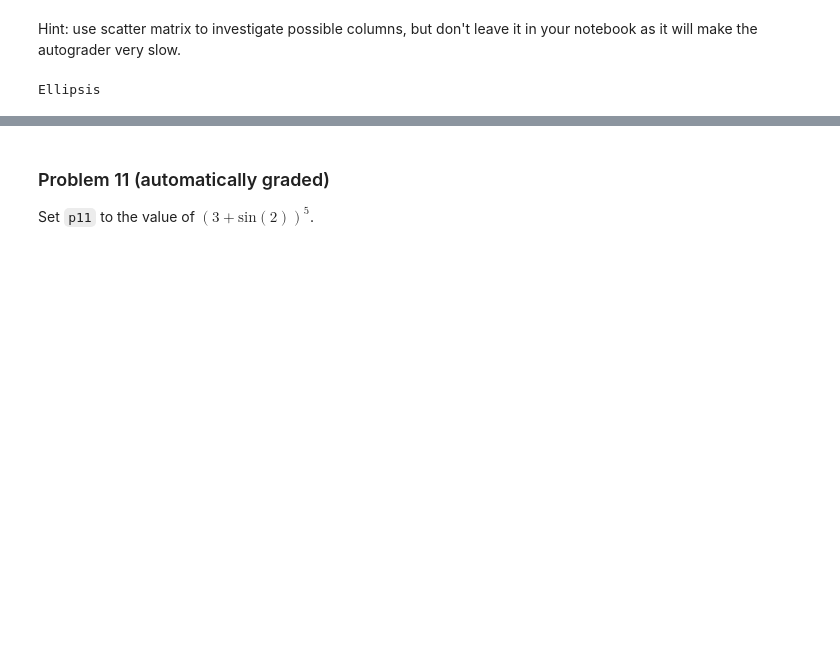
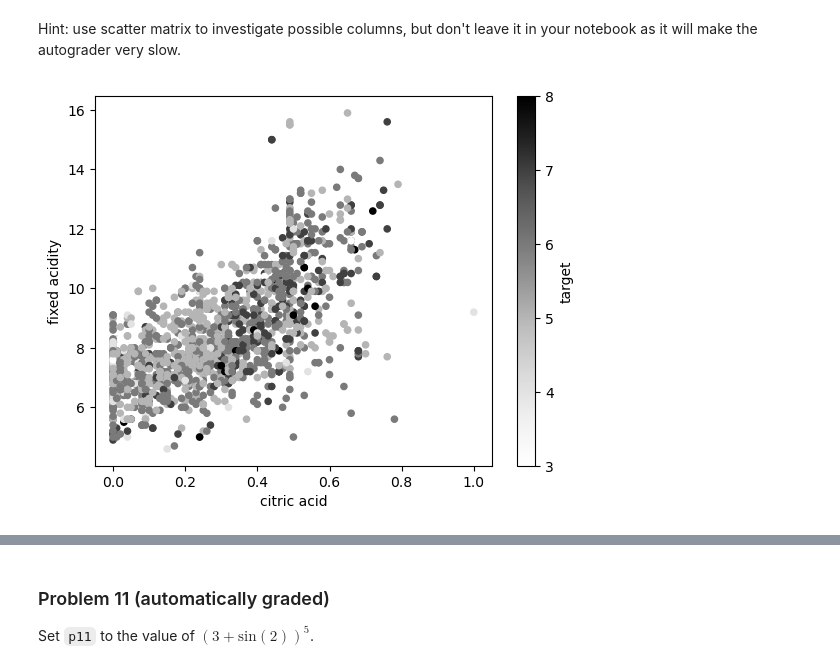
Before and after one commit to calebhadley1/dx602-homework-10, a Jupyter notebook: homework.ipynb, the cells around one changed output, grey strips where cells are left out. Saved outputs shown, nothing was run; the diff lists cells and outputs as text; code cells hidden in the pictures; blank space fills up the shorter version.

```diff
--- a/homework.ipynb
+++ b/homework.ipynb
@@ -184,12 +197,17 @@ Pick a pair of input columns in the red wine data set that looks interesting whe
 By interesting, the target values (colors) should be visibly different for some combination of your chosen input columns.
 # %% [markdown]
 Hint: use scatter matrix to investigate possible columns, but don't leave it in your notebook as it will make the autograder very slow.
-# %%
-# YOUR CHANGES HERE
-
-...
-# %% [output]
-Ellipsis
+# %%
+# YOUR CHANGES HERE
+
+# Commenting for autograder
+# pd.plotting.scatter_matrix(red_wine, alpha=.02)
+
+# Check out matrix, find some interesting shapes
+red_wine.plot.scatter("citric acid", "fixed acidity", c="target")
+None
+# %% [output]
+[figure, added]
 # %% [markdown]
 <div style="page-break-after: always;"></div>
 # %% [markdown]
```
Also changed, not shown: parts of 18 cells of this notebook.
